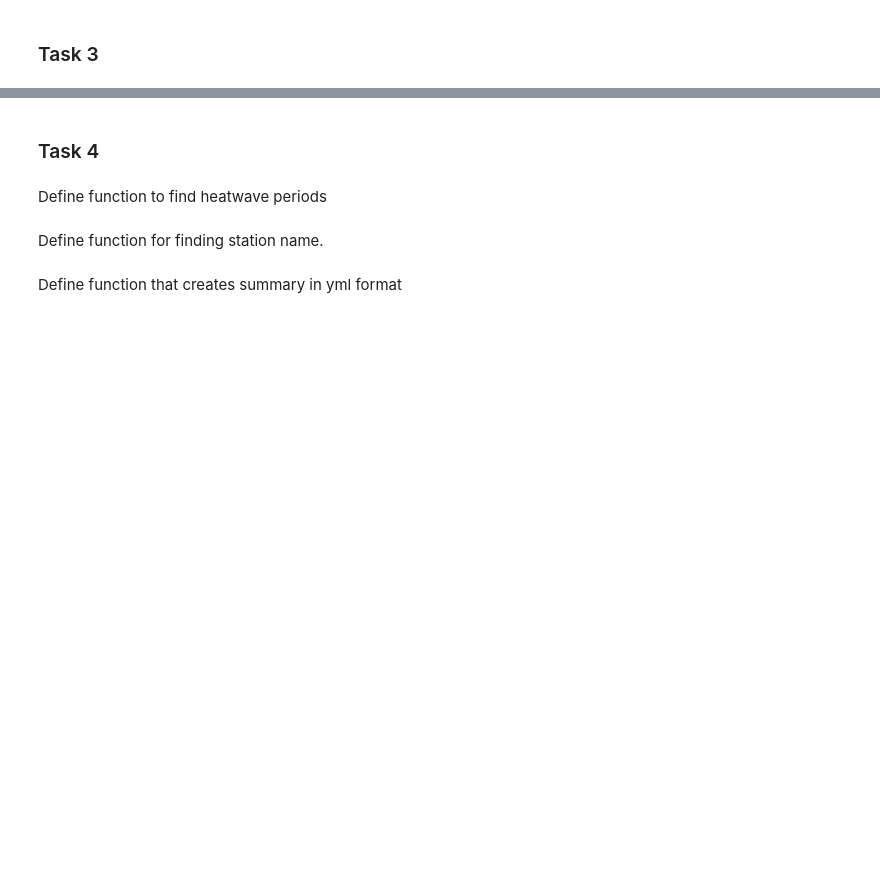
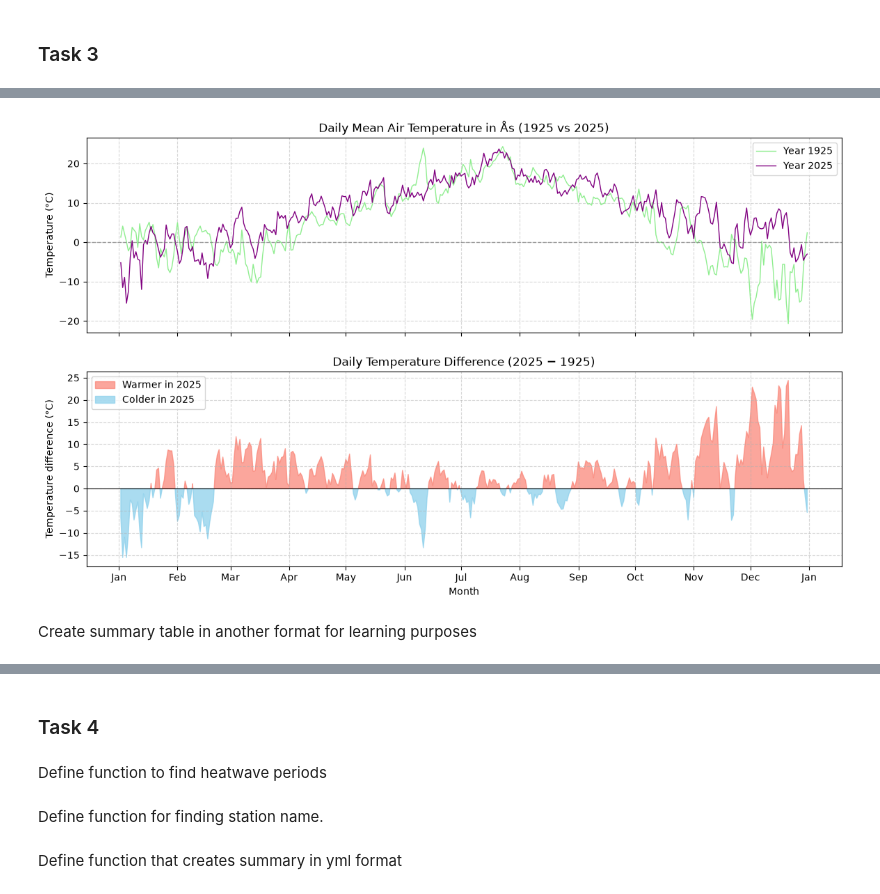
Before and after one commit to Behanix/inf201-deliverables, a Jupyter notebook: deliverable_1.ipynb, the cells around one changed output, grey strips where cells are left out. Saved outputs shown, nothing was run; the diff lists cells and outputs as text; code cells hidden in the pictures; blank space fills up the shorter version.

```diff
--- a/deliverable_1.ipynb
+++ b/deliverable_1.ipynb
@@ -320,41 +339,9 @@ else:
-# %%
-# This will return a Dataframe with all of the observations in a table format
-# Intructions: https://frost.met.no/python_example.html
-
-# --- DataFrame 1925 ---
-rows_1925 = []
-
-for i in range(len(data_1925)):
-    row = pd.DataFrame(data_1925[i]['observations'])
-    row['referenceTime'] = data_1925[i]['referenceTime']
-    row['sourceId'] = data_1925[i]['sourceId']
-    rows_1925.append(row)
-
-df_1925 = pd.concat(rows_1925, ignore_index=True)
-
-# --- DataFrame 2025 ---
-rows_2025 = []
-
-for i in range(len(data_2025)):
-    row = pd.DataFrame(data_2025[i]['observations'])
-    row['referenceTime'] = data_2025[i]['referenceTime']
-    row['sourceId'] = data_2025[i]['sourceId']
-    rows_2025.append(row)
-
-df_2025 = pd.concat(rows_2025, ignore_index=True)
-# %%
-# Convert the time column from text to real datetime values
-df_1925['referenceTime'] = pd.to_datetime(df_1925['referenceTime'])
-df_2025['referenceTime'] = pd.to_datetime(df_2025['referenceTime'])
-
-# Keep only one series for 2025 (timeOffset PT0H) to get one row per day
-df_2025_0H = df_2025[df_2025['timeOffset'] == 'PT0H']
 # %%
 # Day of the year (1-365) lets both years share the same x-axis
 df_1925['day'] = df_1925['referenceTime'].dt.dayofyear
-df_2025_0H['day'] = df_2025_0H['referenceTime'].dt.dayofyear
+df_2025['day'] = df_2025['referenceTime'].dt.dayofyear
 # %%
-df_temp_diff = pd.concat([df_1925.set_index('day')['value'], df_2025_0H.set_index('day')['value']], axis=1)
+df_temp_diff = pd.concat([df_1925.set_index('day')['value'], df_2025.set_index('day')['value']], axis=1)
 df_temp_diff.columns = ['1925', '2025']
 df_temp_diff['diff'] = df_temp_diff['2025'] - df_temp_diff['1925']
 df_temp_diff.head()
@@ -373,8 +368,8 @@ ax1.plot(
 )
 
 ax1.plot(
-    df_2025_0H["day"],
-    df_2025_0H["value"],
+    df_2025["day"],
+    df_2025["value"],
     linestyle='-',
     linewidth=1,
     color='purple',
@@ -399,33 +394,39 @@ ax2.fill_between(
 
 # Fill negative differences in blue
 ax2.fill_between(
     df_temp_diff.index,
     diff,
     0,
     where=diff < 0,
     color="skyblue",
     alpha=0.7,
     interpolate=True
 )
 
 
 # Top plot
 ax1.set_title("Daily Mean Air Temperature in Ås (1925 vs 2025)")
 ax1.xaxis.set_major_locator(mdates.MonthLocator())
 ax1.xaxis.set_major_formatter(mdates.DateFormatter("%b"))
 ax1.axhline(0, color="gray", linestyle="--", linewidth=1, alpha=0.75)
 ax1.set_ylabel("Temperature (°C)")
 ax1.grid(True, linestyle='--', alpha=0.5)
 ax1.legend(loc="upper right")
 
 
 # Bottom plot
 ax2.set_title("Daily Temperature Difference (2025 − 1925)")
 ax2.axhline(0, color="black", linewidth=0.8)
 ax2.set_ylabel("Temperature difference (°C)")
 ax2.set_xlabel("Month")
 ax2.grid(True, linestyle='--', alpha=0.5)
 ax2.legend(["Warmer in 2025", "Colder in 2025"], loc="upper left")
+
+plt.show()
+# %% [output]
+[figure, added]
+# %% [markdown]
+Create summary table in another format for learning purposes
 # %%
 # Creating a summary table of the air temperature data
 summary_1925 = df_1925["value"].agg(["mean", "median","min", "max"])
```
Also changed, not shown: parts of 19 cells of this notebook.
